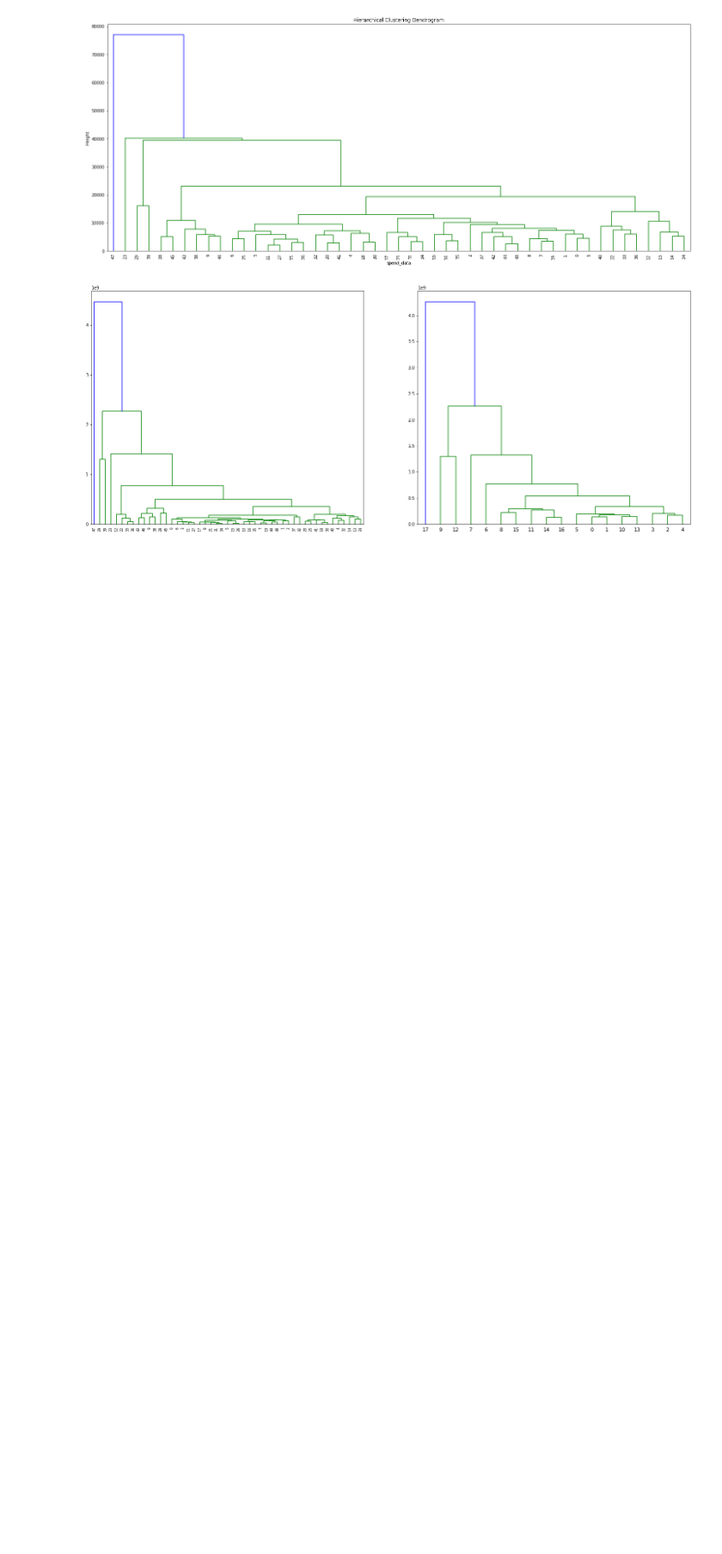
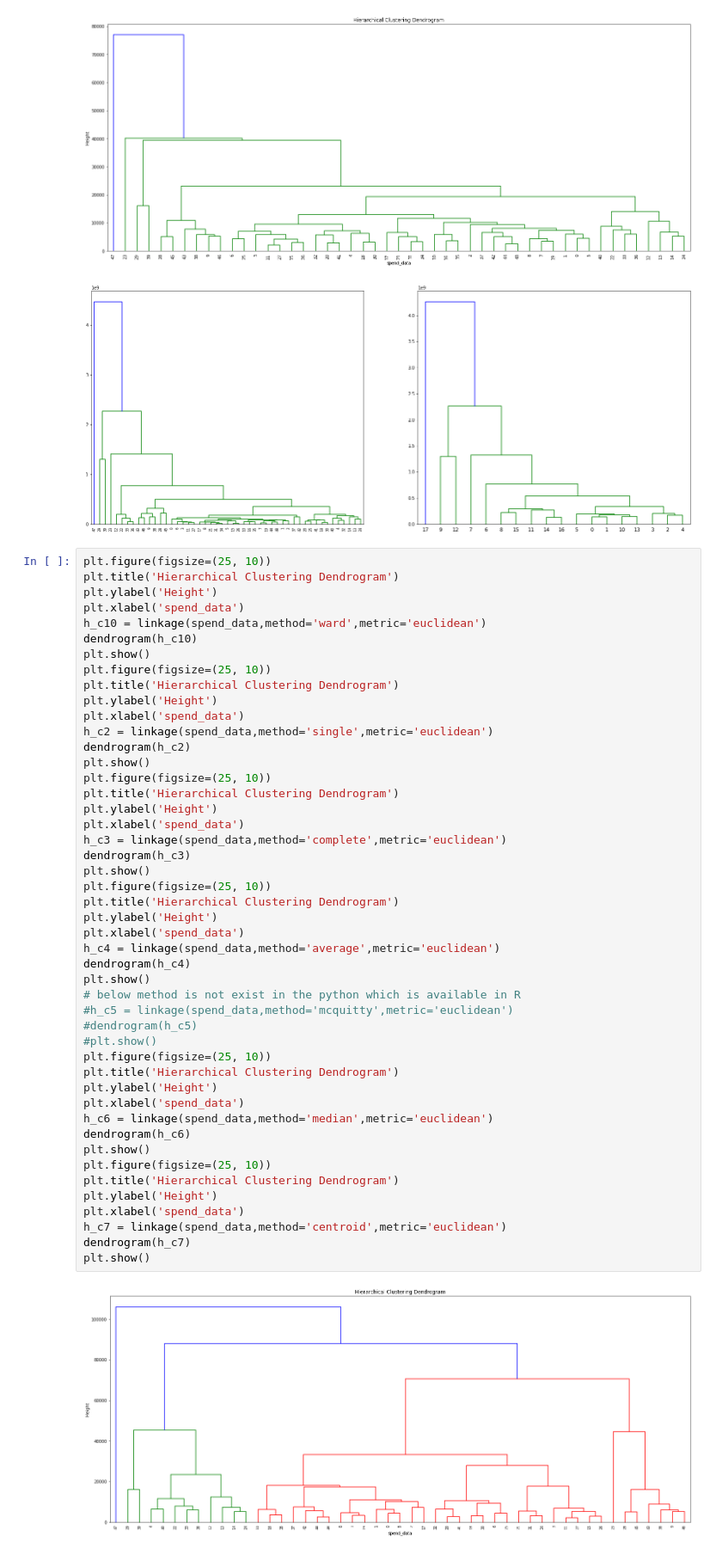
Before and after one commit to axxypatel/Data_Science_Class, a Jupyter notebook: RtoPython_Clustering_Assignment2.ipynb, the cells around one changed output. Shown: that part at 86% size. Drawn from its saved outputs; the diff is of its cells as text; blank space fills up the shorter version.

Commit message:
Implements the clustring combinations in python

```diff
--- a/RtoPython_Clustering_Assignment2.ipynb
+++ b/RtoPython_Clustering_Assignment2.ipynb
@@ -279,3 +279,52 @@ plt.show()
 # %% [output]
 [figure]
 [figure]
+# %%
+plt.figure(figsize=(25, 10))
+plt.title('Hierarchical Clustering Dendrogram')
+plt.ylabel('Height')
+plt.xlabel('spend_data')
+h_c10 = linkage(spend_data,method='ward',metric='euclidean')
+dendrogram(h_c10)
+plt.show()
+plt.figure(figsize=(25, 10))
+plt.title('Hierarchical Clustering Dendrogram')
+plt.ylabel('Height')
+plt.xlabel('spend_data')
+h_c2 = linkage(spend_data,method='single',metric='euclidean')
+dendrogram(h_c2)
+plt.show()
+plt.figure(figsize=(25, 10))
+plt.title('Hierarchical Clustering Dendrogram')
+plt.ylabel('Height')
+plt.xlabel('spend_data')
+h_c3 = linkage(spend_data,method='complete',metric='euclidean')
+dendrogram(h_c3)
+plt.show()
+plt.figure(figsize=(25, 10))
+plt.title('Hierarchical Clustering Dendrogram')
+plt.ylabel('Height')
+plt.xlabel('spend_data')
+h_c4 = linkage(spend_data,method='average',metric='euclidean')
+dendrogram(h_c4)
+plt.show()
+# below method is not exist in the python which is available in R
+#h_c5 = linkage(spend_data,method='mcquitty',metric='euclidean')
+#dendrogram(h_c5)
+#plt.show()
+plt.figure(figsize=(25, 10))
+plt.title('Hierarchical Clustering Dendrogram')
+plt.ylabel('Height')
+plt.xlabel('spend_data')
+h_c6 = linkage(spend_data,method='median',metric='euclidean')
+dendrogram(h_c6)
+plt.show()
+plt.figure(figsize=(25, 10))
+plt.title('Hierarchical Clustering Dendrogram')
+plt.ylabel('Height')
+plt.xlabel('spend_data')
+h_c7 = linkage(spend_data,method='centroid',metric='euclidean')
+dendrogram(h_c7)
+plt.show()
+# %% [output]
+[figure, added]
```
Also changed, not shown: parts of 1 cell of this notebook.
